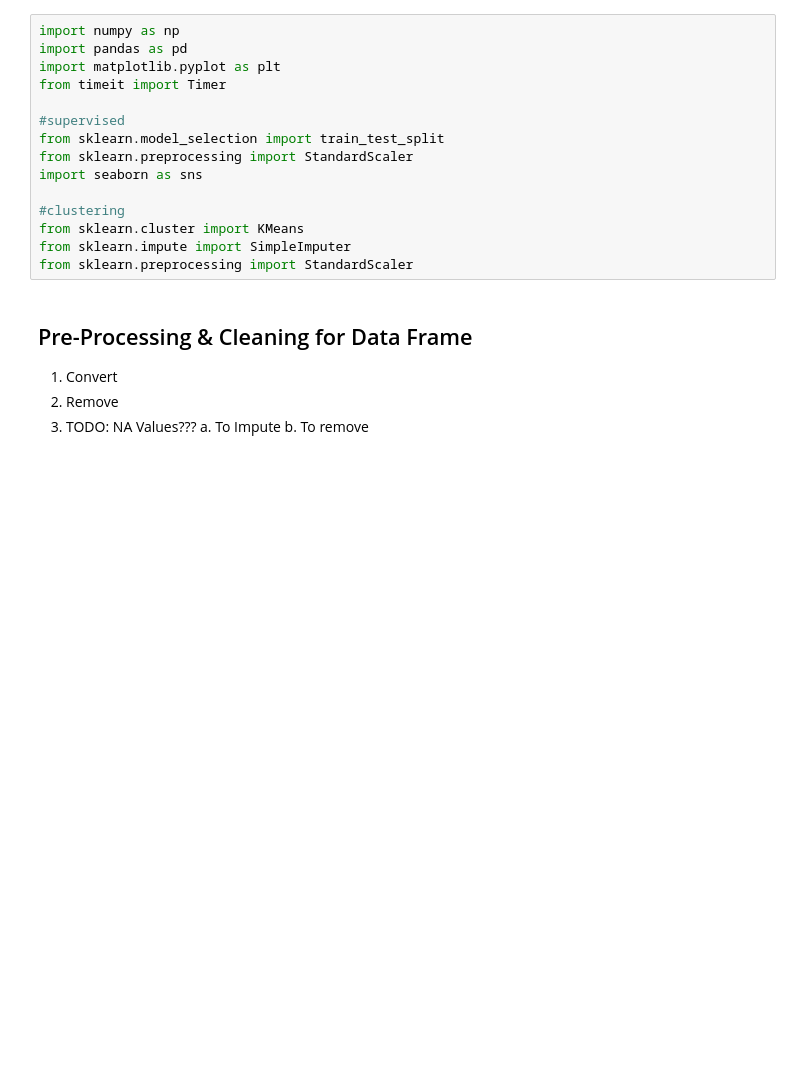
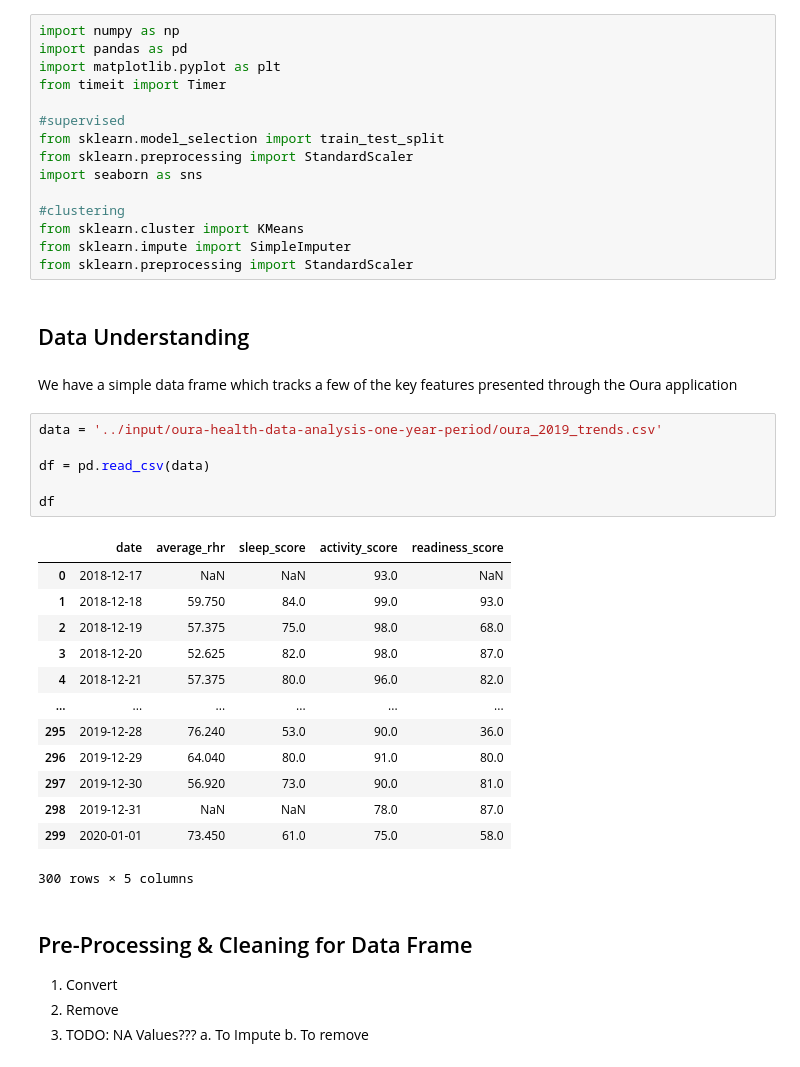
Before and after one commit to CPHughes7/Oura, a Jupyter notebook: oura-work.ipynb, the cells around one changed output. Drawn from its saved outputs; the diff is of its cells as text; blank space fills up the shorter version.

```diff
--- a/oura-work.ipynb
+++ b/oura-work.ipynb
@@ -21,6 +19,30 @@ import seaborn as sns
 from sklearn.cluster import KMeans
 from sklearn.impute import SimpleImputer
 from sklearn.preprocessing import StandardScaler
+# %% [markdown]
+## Data Understanding
+# %% [markdown]
+We have a simple data frame which tracks a few of the key features presented through the Oura application
+# %%
+data = '../input/oura-health-data-analysis-one-year-period/oura_2019_trends.csv'
+
+df = pd.read_csv(data)
+
+df
+# %% [output]
+|  | date | average_rhr | sleep_score | activity_score | readiness_score |
+| 0 | 2018-12-17 | NaN | NaN | 93.0 | NaN |
+| 1 | 2018-12-18 | 59.750 | 84.0 | 99.0 | 93.0 |
+| 2 | 2018-12-19 | 57.375 | 75.0 | 98.0 | 68.0 |
+| 3 | 2018-12-20 | 52.625 | 82.0 | 98.0 | 87.0 |
+| 4 | 2018-12-21 | 57.375 | 80.0 | 96.0 | 82.0 |
+| ... | ... | ... | ... | ... | ... |
+| 295 | 2019-12-28 | 76.240 | 53.0 | 90.0 | 36.0 |
+| 296 | 2019-12-29 | 64.040 | 80.0 | 91.0 | 80.0 |
+| 297 | 2019-12-30 | 56.920 | 73.0 | 90.0 | 81.0 |
+| 298 | 2019-12-31 | NaN | NaN | 78.0 | 87.0 |
+| 299 | 2020-01-01 | 73.450 | 61.0 | 75.0 | 58.0 |
+300 rows × 5 columns
 # %% [markdown]
 ## Pre-Processing & Cleaning for Data Frame
 
```
Also changed, not shown: parts of 4 cells of this notebook.
